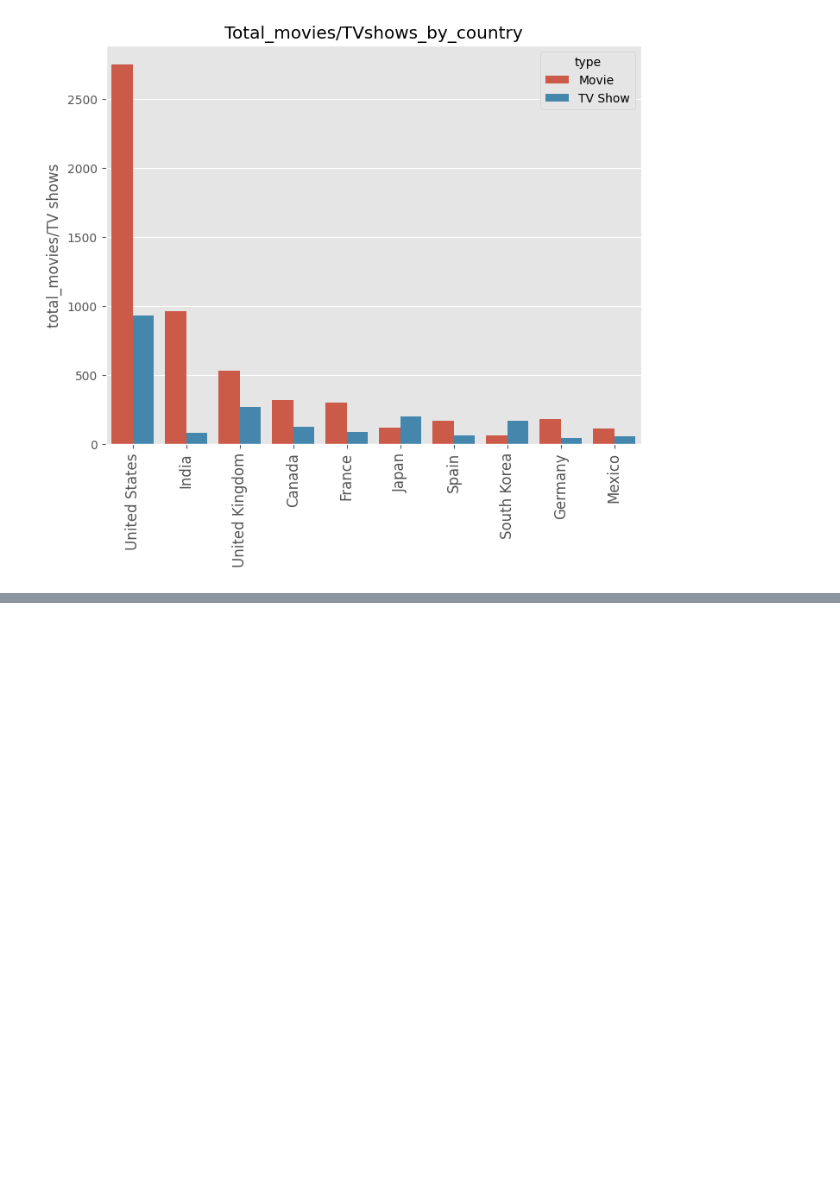
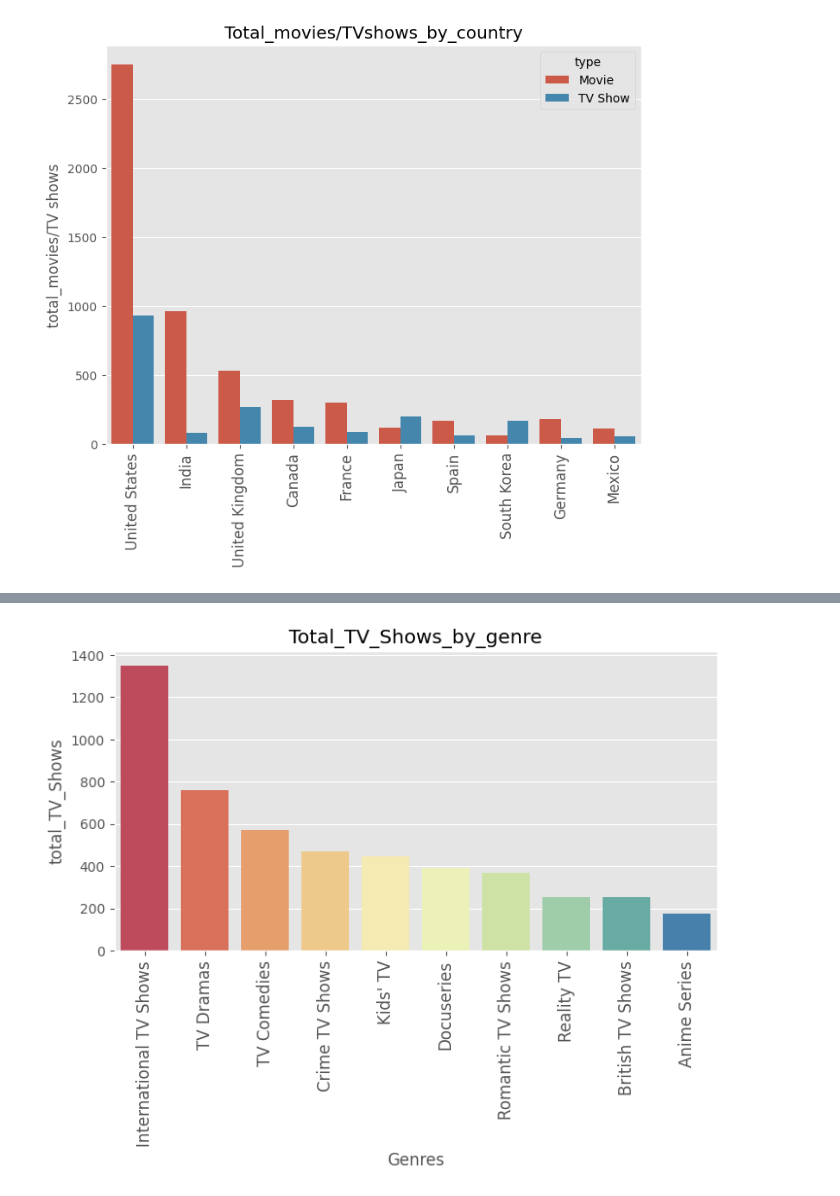
Before and after one commit to sulebalaban/netflix, a Jupyter notebook: netflix.ipynb, the cells around one changed output, grey strips where cells are left out. Cells and saved outputs as stored; diff of their text form; code cells hidden in the pictures; blank space fills up the shorter version.

```diff
--- a/netflix.ipynb
+++ b/netflix.ipynb
@@ -699,0 +729,10 @@ plt.show()
+# %%
+plt.figure(figsize= (8,4))
+sns.countplot(data = df_tv , x = 'listed_in' , order = top_10_TV_genres,palette="Spectral")
+plt.xticks(rotation = 90 , fontsize = 12)
+plt.ylabel('total_TV_Shows' , fontsize = 12)
+plt.xlabel('Genres' , fontsize = 12)
+plt.title('Total_TV_Shows_by_genre')
+plt.show()
+# %% [output]
+[figure, added]
```
Also changed, not shown: parts of 5 cells of this notebook.
